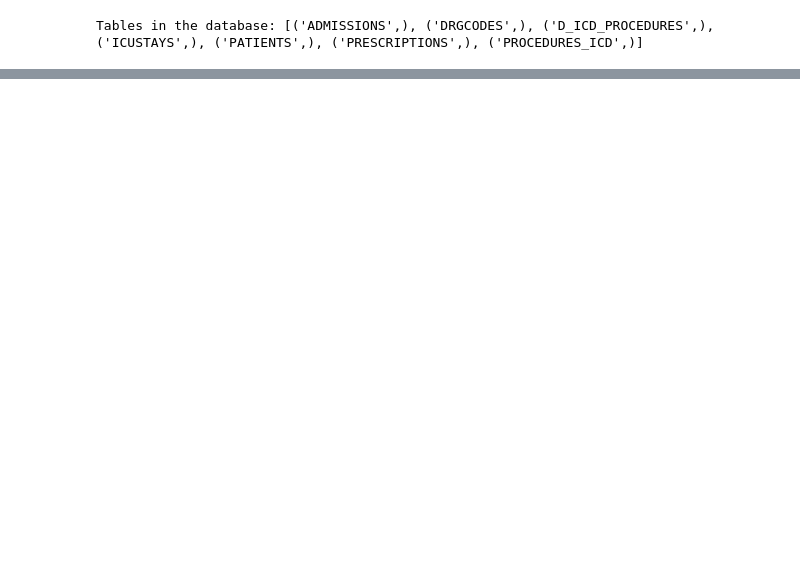
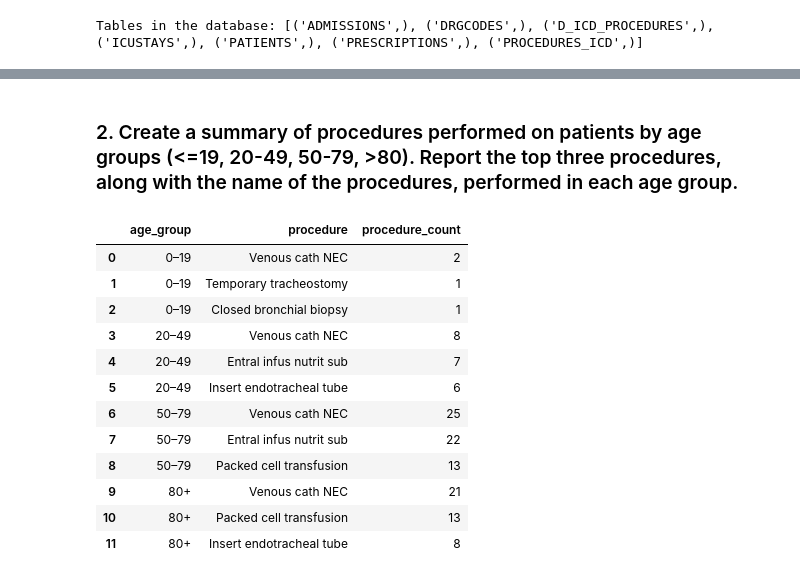
Before and after one commit to kyanshlipak/DSE_300, a Jupyter notebook: HW2/HW2.ipynb, the cells around one changed output, grey strips where cells are left out. Drawn from its saved outputs; the diff is of its cells as text; code cells hidden in the pictures; blank space fills up the shorter version.

```diff
--- a/HW2/HW2.ipynb
+++ b/HW2/HW2.ipynb
@@ -36,0 +186,2 @@ Tables in the database: [('ADMISSIONS',), ('DRGCODES',), ('D_ICD_PROCEDURES',),
+# %% [markdown]
+### 2. Create a summary of procedures performed on patients by age groups (<=19, 20-49, 50-79, >80). Report the top three procedures, along with the name of the procedures, performed in each age group.
@@ -36,0 +248,16 @@ Tables in the database: [('ADMISSIONS',), ('DRGCODES',), ('D_ICD_PROCEDURES',),
+# %%
+df_age_procedures
+# %% [output]
+|  | age_group | procedure | procedure_count |
+| 0 | 0–19 | Venous cath NEC | 2 |
+| 1 | 0–19 | Temporary tracheostomy | 1 |
+| 2 | 0–19 | Closed bronchial biopsy | 1 |
+| 3 | 20–49 | Venous cath NEC | 8 |
+| 4 | 20–49 | Entral infus nutrit sub | 7 |
+| 5 | 20–49 | Insert endotracheal tube | 6 |
+| 6 | 50–79 | Venous cath NEC | 25 |
+| 7 | 50–79 | Entral infus nutrit sub | 22 |
+| 8 | 50–79 | Packed cell transfusion | 13 |
+| 9 | 80+ | Venous cath NEC | 21 |
+| 10 | 80+ | Packed cell transfusion | 13 |
+| 11 | 80+ | Insert endotracheal tube | 8 |
```
Also changed, not shown: parts of 49 cells of this notebook, 3 other files.
